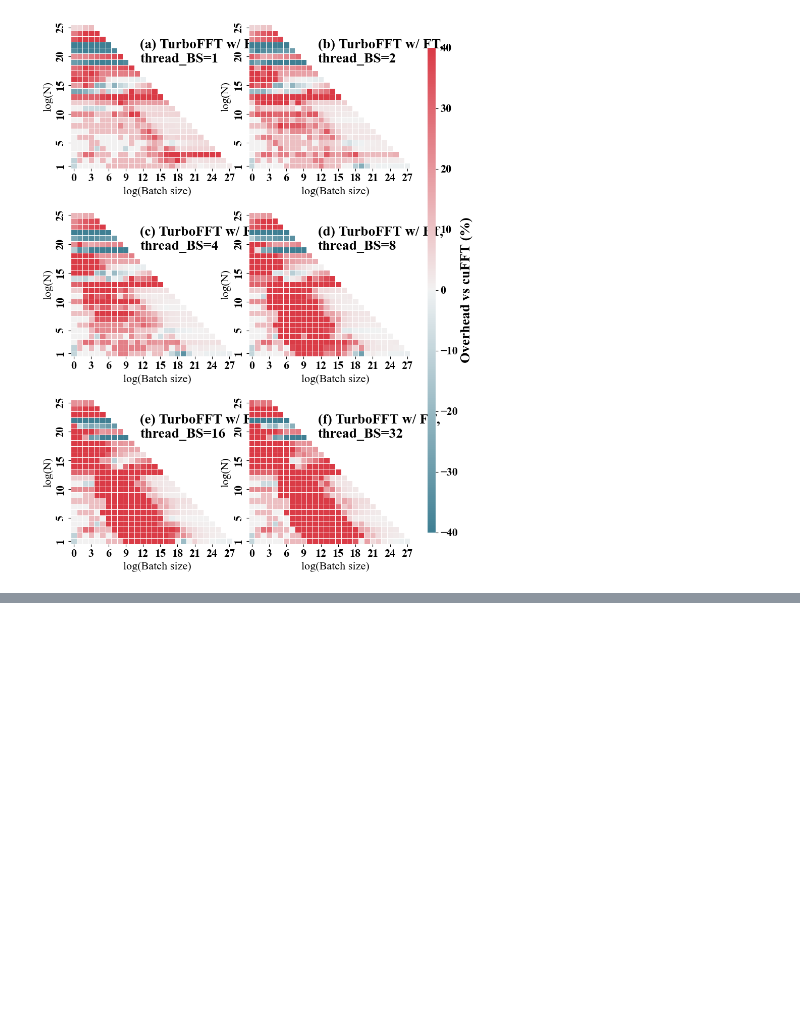
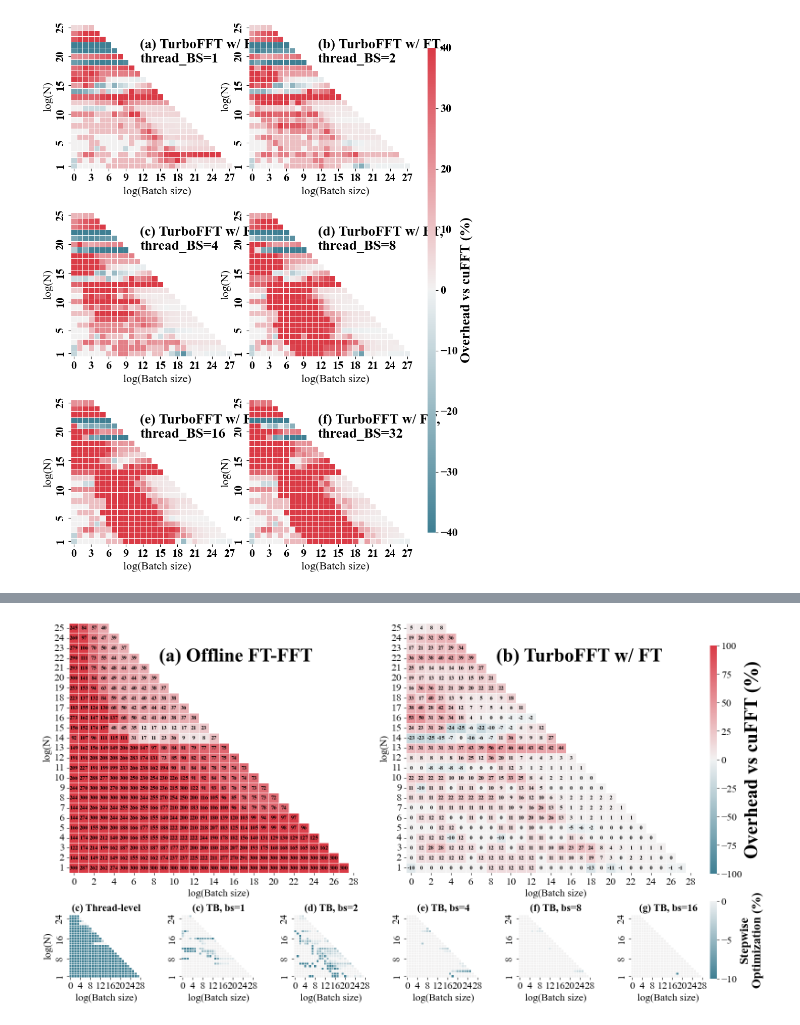
Before and after one commit to shixun404/HPCDeepNeuralNetworks, a Jupyter notebook: fig/ABFT_FFT/ppopp/scripts/plot.ipynb, the cells around one changed output, grey strips where cells are left out. Drawn from its saved outputs; the diff is of its cells as text; code cells hidden in the pictures; blank space fills up the shorter version.

```diff
--- a/fig/ABFT_FFT/ppopp/scripts/plot.ipynb
+++ b/fig/ABFT_FFT/ppopp/scripts/plot.ipynb
@@ -693,0 +706,12 @@ torch.Size([25, 30])
+# %%
+sum_turbofft = 0
+sum_cufft = 0
+cnt = 0
+for i in range(25):
+    for j in range(28 - i):
+        cnt += 1
+        sum_turbofft += TurboFFT_FT_best[i, j] / TurboFFT[i, j]
+        sum_cufft += TurboFFT_FT_best[i, j] / cuFFT[i, j]
+        print(TurboFFT_FT_best[i, j] / TurboFFT[i, j], TurboFFT_FT_best[i, j] / cuFFT[i, j])
+print('TurboFFT', sum_turbofft / cnt)
+print('cuFFT', sum_cufft / cnt)
@@ -693,0 +736,77 @@ torch.Size([25, 30])
+# %%
+# TurboFFT tensor(1.1361)
+# cuFFT tensor(1.0662)
+# TurboFFT tensor(1.1448)
+# cuFFT tensor(1.1079)
+fig = plt.figure(figsize=(15, 10))
+fig.tight_layout()
+fig.subplots_adjust(hspace=-0.5, wspace=-0.2)
+gs = fig.add_gridspec(2, 6, height_ratios=[3, 1])
+cbar_ax = [None,
+           fig.add_axes([.99, .33, .01, .5], label='Overhead vs cuFFT (%)'),
+           None, None, None, None, None,
+            fig.add_axes([.99, .1, .01, .17], label='Overhead vs Previous FT (%)'),
+            ]
+axs = []
+axs.append(fig.add_subplot(gs[0, 0:3]))  # Merging first three positions for subplot 1
+axs.append(fig.add_subplot(gs[0, 3:6]))  # Merging next two positions for subplot 2
+label = ['(a) Offline FT-FFT', '(b) TurboFFT w/ FT', '(c) Thread-level']
+letter_id = 'abcdefgh'
+for i in range(6):
+	label.append(f'({letter_id[i + 2]}) TB, bs={2**i}')
+for i in range(6):
+    axs.append(fig.add_subplot(gs[1, i]))
+id_i = [0, -1, 1, 2, 3, 4, 5, 6]
+id_j = [1, 1, 0, 0, 0, 0, 0, 0]
+bd_max = [100, 100, 0, 0, 0, 0, 0, 0]
+bd = -10
+bd_min = [-100, -100, bd, bd, bd, bd, bd, bd]
+ftsize = 9
+for i in range(8):
+    ax = axs[i]
+    heatmap = result[id_i[i]][id_j[i]]
+    sns_plot = sns.heatmap(
+        heatmap.to(int).clamp(max=300), cmap=cmap, mask=mask, vmax=bd_max[i], vmin=bd_min[i],center=0,
+        square=True, linewidths=.5, cbar_kws={"shrink": .5}, ax=ax,
+        cbar_ax=cbar_ax[i], cbar=cbar_ax[i]!=None, annot=i<2, fmt="d", annot_kws={"size": ftsize, "weight": 'bold', 'color': 'black'})
+    ax.invert_yaxis()
+    title_fontsize = 30 if i < 2 else 16
+    if i < 2:
+        ax.text(.3, .9, label[i], ha='left', va='top',
+                transform=ax.transAxes, fontsize=title_fontsize,
+                fontdict={'weight': 'bold'})
+        b = 0.5
+        ax.set_yticks([i + b for i in range(0, 25)])
+        ax.set_yticklabels([i + 1 for i in range(0, 25)])
+    else:
+        ax.set_title(label[i], fontdict={'fontsize': title_fontsize, 'weight': 'bold'})
+
+        b = 0.5
+        ax.set_yticks([0 + b, 7 + b, 15 + b, 23+ b])
+        ax.set_yticklabels([1, 8, 16, 24])
+    if i < 3:
+        ax.set_ylabel('log(N)')
+
+    ax.set_xlabel('log(Batch size)')
+    # ax.invert_yaxis()
+cbar_ax[1].set_ylabel('Overhead vs cuFFT (%)', fontdict={'fontsize': 30, 'weight': 'bold'})
+cbar_ax[-1].set_ylabel('ABFT Stepwise\nOptimization (%)', fontdict={'fontsize': 20, 'weight': 'bold'})
+
+# for i in range(nrows):
+# 	b = 0.1
+# 	ax[i, 0].text(.3 + b, .9, label[i], ha='left', va='top', transform=ax[i, 0].transAxes, fontsize=fontsize, fontdict={'weight': 'bold'})
+# 	ax[i, 1].text(.3 + b, .9, label[i], ha='left', va='top', transform=ax[i, 1].transAxes, fontsize=fontsize, fontdict={'weight': 'bold'})
+# 	# ax[i, 0].text(.45 + b, .8, precision[i], ha='left', va='top', transform=ax[i, 0].transAxes, fontsize=fontsize, fontdict={'weight': 'bold'})
+# 	# ax[i, 1].text(.425 + b, .8, precision[i], ha='left', va='top', transform=ax[i, 1].transAxes, fontsize=fontsize, fontdict={'weight': 'bold'})
+# 	for j in range(2):
+# 		b = 0.5
+# 		ax[i, j].set_yticks([0 + b, 4 + b, 9+ b, 14+ b, 19+ b, 24+ b])
+# 		ax[i, j].set_yticklabels([1, 5, 10, 15, 20, 25])
+# 		ax[i, j].set_xticks([i + b for i in range(0, 28, 3)])
+# 		ax[i, j].set_xticklabels([i for i in range(0, 28, 3)])
+
+# 		ax[i, j].set_ylabel('log(N)')
+# 		ax[i, j].set_xlabel('log(Batch size)')
+plt.tight_layout()
+# %% [output]
+[figure, added]
```
Also changed, not shown: parts of 3 cells of this notebook, 9 other files.
